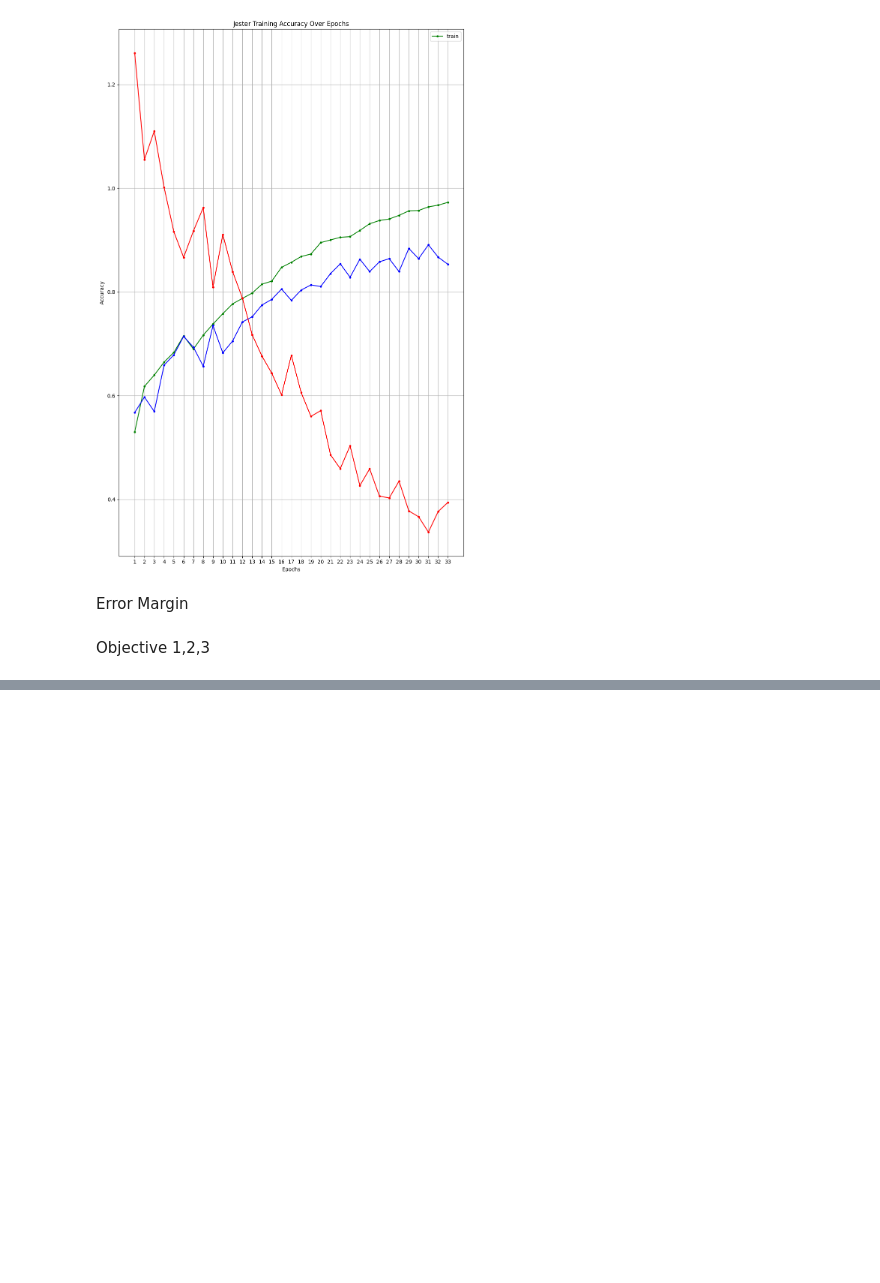
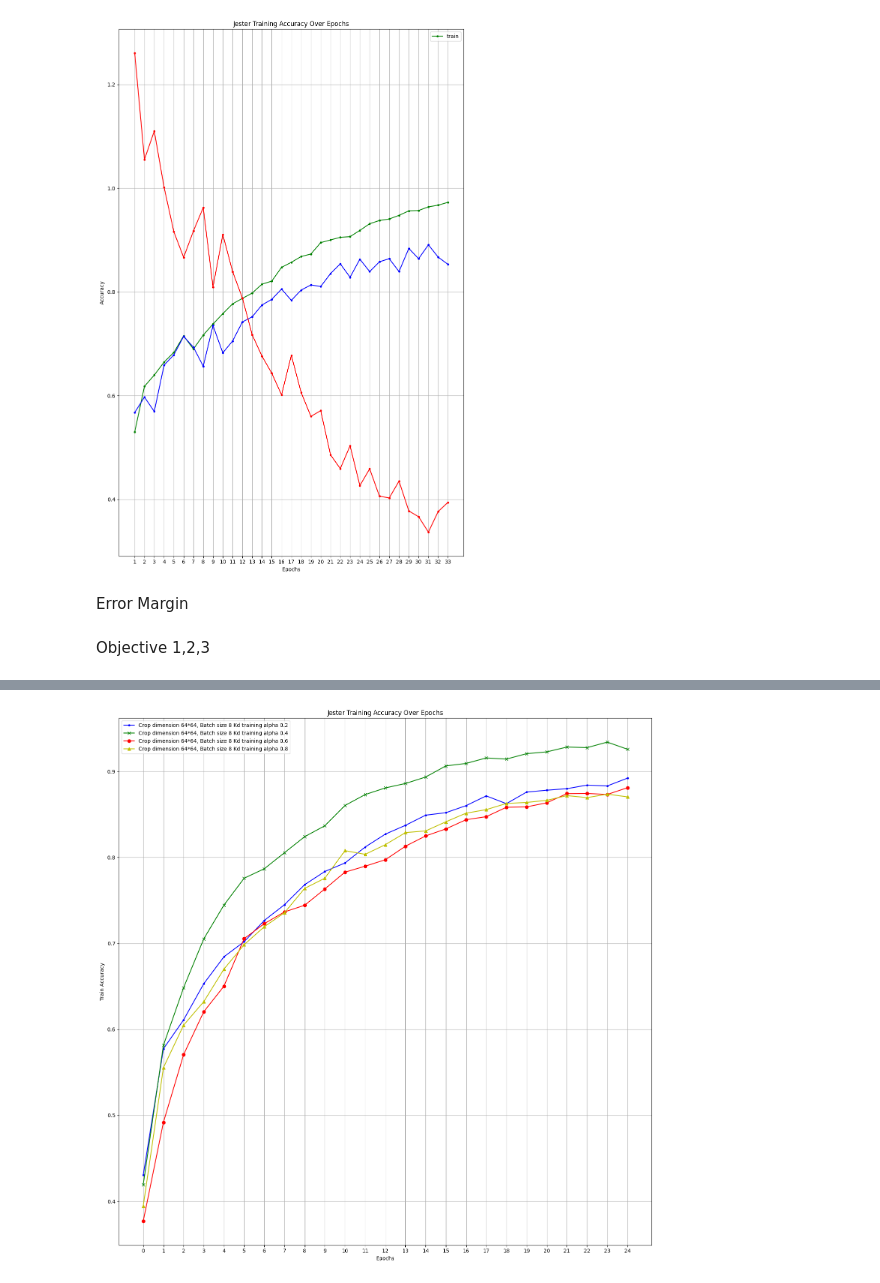
Before and after one commit to ThusyanthanJ/SpikeNN, a Jupyter notebook: results_plot.ipynb, the cells around one changed output, grey strips where cells are left out. Saved outputs shown, nothing was run; the diff lists cells and outputs as text; code cells hidden in the pictures; blank space fills up the shorter version.

Commit message:
results_for_top_5_classes_changing_alpha

```diff
--- a/results_plot.ipynb
+++ b/results_plot.ipynb
@@ -1115,0 +1195,10 @@ Objective 1,2,3
+# %%
+train_accuracy_6 = [
+    0.37698587819947044, 0.4918358340688438, 0.5704986760812003, 0.6204766107678729,
+    0.6501544571932921, 0.7054280670785525, 0.7228596646072374, 0.7365401588702559,
+    0.7442630185348632, 0.7632391879964695, 0.7827669902912622, 0.7897175639894086,
+    0.7972197705207414, 0.8129964695498676, 0.8249117387466902, 0.8330759046778464,
+    0.8437775816416593, 0.8473080317740512, 0.8582303618711385, 0.8586716681376876,
+    0.8634157105030892, 0.874117387466902, 0.8743380406001765, 0.8731244483671668,
+    0.8809576345984113
+]
@@ -1115,0 +1223,10 @@ Objective 1,2,3
+# %%
+train_accuracy_8 = [
+    0.39452780229479256, 0.5553839364518977, 0.6048102383053839, 0.632171226831421,
+    0.6700132391879965, 0.6983671668137688, 0.7193292144748455, 0.7355472197705207,
+    0.763901147396293, 0.7757060900264784, 0.8078111209179171, 0.8035083848190644,
+    0.8147616946160635, 0.8287731685789939, 0.8307590467784642, 0.8413503971756399,
+    0.8513901147396293, 0.8554721977052074, 0.8626434245366285, 0.8638570167696381,
+    0.8662842012356575, 0.8718005295675199, 0.8694836716681377, 0.8734554280670785,
+    0.8703662842012356
+]
@@ -1115,0 +1279,27 @@ Objective 1,2,3
+# %%
+import matplotlib.pyplot as plt
+import numpy as np
+epochs = list(range(25))
+# %%
+import matplotlib.pyplot as plt
+fig5, axs5 = plt.subplots(1, 1, figsize=(15, 15))
+
+# axs6[0].plot(epochs, train_accuracy, label='train', color='g', marker='.')
+
+# Plotting Training Accuracy
+axs5.plot(epochs, train_accuracy_2, label='Crop dimension 64*64, Batch size 8 Kd training alpha 0.2', color='b', marker='.')
+axs5.plot(epochs, train_accuracy_4, label='Crop dimension 64*64, Batch size 8 Kd training alpha 0.4', color='g', marker='x')
+axs5.plot(epochs, train_accuracy_6, label='Crop dimension 64*64, Batch size 8 Kd training alpha 0.6', color='r', marker='o')
+axs5.plot(epochs, train_accuracy_8, label='Crop dimension 64*64, Batch size 8 Kd training alpha 0.8', color='y', marker='^')
+axs5.set_xlabel('Epochs')
+axs5.set_ylabel('Train Accuracy')
+axs5.set_title('Jester Training Accuracy Over Epochs')
+axs5.set_xticks(epochs)
+axs5.grid(True)
+axs5.legend()
+
+
+plt.tight_layout()
+plt.show()
+# %% [output]
+[figure, added]
```
Also changed, not shown: parts of 23 cells of this notebook, 8 other files.
